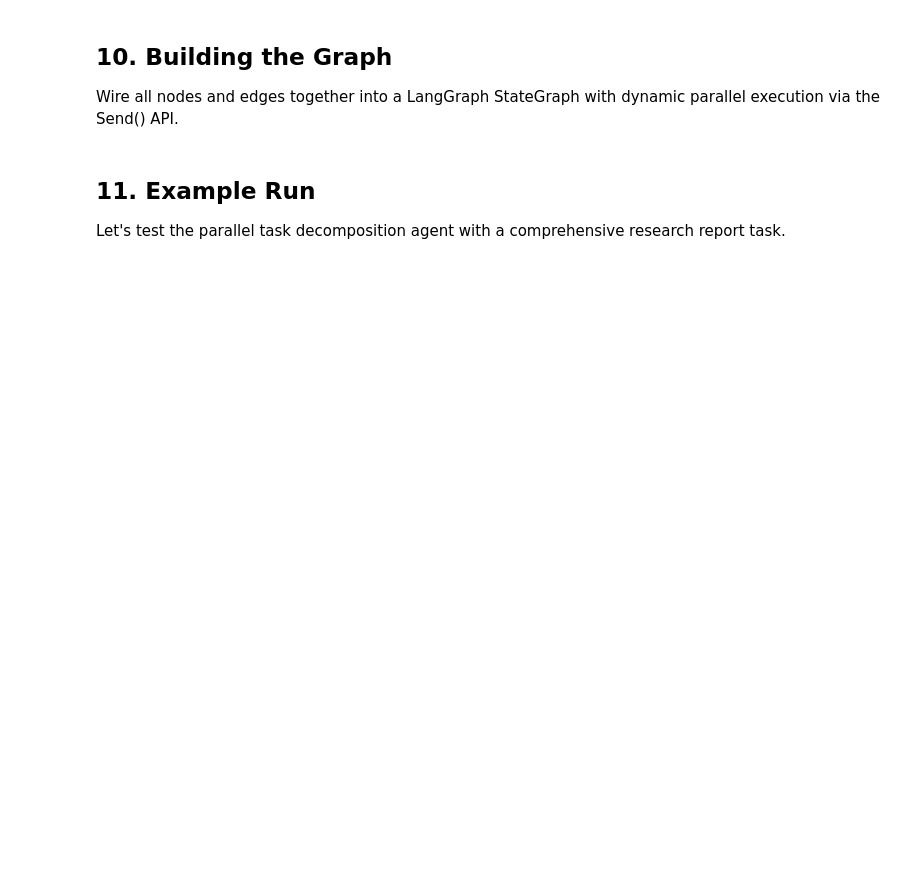
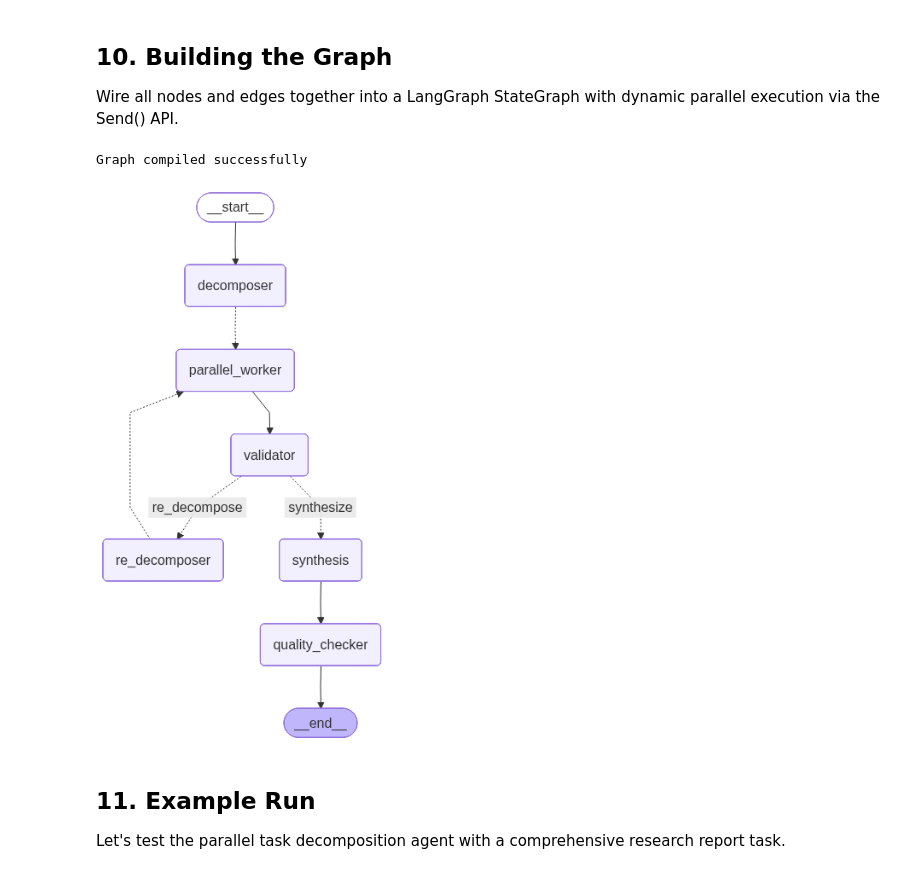
Before and after one commit to NirDiamant/GenAI_Agents, a Jupyter notebook: all_agents_tutorials/task_decomposition_parallel_agent.ipynb, the cells around one changed output. Drawn from its saved outputs; the diff is of its cells as text; code cells hidden in the pictures; blank space fills up the shorter version.

```diff
--- a/all_agents_tutorials/task_decomposition_parallel_agent.ipynb
+++ b/all_agents_tutorials/task_decomposition_parallel_agent.ipynb
@@ -523,3 +546,56 @@ print("Graph compiled successfully")
+# %%
+def build_task_decomposition_graph():
+    graph = StateGraph(TaskDecompositionState)
+
+    graph.add_node("decomposer",      decomposer_agent)
+    graph.add_node("parallel_worker", parallel_worker)
+    graph.add_node("validator",       completeness_validator)
+    graph.add_node("re_decomposer",   re_decomposer_agent)
+    graph.add_node("synthesis",       synthesis_agent)
+    graph.add_node("quality_checker", quality_checker)
+
+    graph.add_edge(START, "decomposer")
+
+    # Decomposer → parallel workers (via Send() API)
+    graph.add_conditional_edges(
+        "decomposer", worker_router, ["parallel_worker"]
+    )
+
+    # All parallel workers → validator
+    graph.add_edge("parallel_worker", "validator")
+
+    # Validator → synthesize or re-decompose
+    graph.add_conditional_edges(
+        "validator", quality_gate,
+        {"synthesize": "synthesis", "re_decompose": "re_decomposer"}
+    )
+
+    # Re-decomposer → back to parallel workers (via Send() API)
+    graph.add_conditional_edges(
+        "re_decomposer", worker_router, ["parallel_worker"]
+    )
+
+    graph.add_edge("synthesis",       "quality_checker")
+    graph.add_edge("quality_checker", END)
+
+    return graph.compile()
+
+app = build_task_decomposition_graph()
+print("Graph compiled successfully")
+
+# ── Visualise ──────────────────────────────────────────────────────────
+try:
+    from IPython.display import Image, display
+    display(Image(app.get_graph().draw_mermaid_png()))
+except Exception:
+    try:
+        print(app.get_graph().draw_ascii())
+    except Exception as e:
+        print(f"Graph visualisation skipped: {e}")
+        print("Tip: pip install grandalf  for ASCII view")
+# %% [output]
+Graph compiled successfully
+[figure, added]
 # %% [markdown]
 ## 11. Example Run
 
```
Also changed, not shown: parts of 19 cells of this notebook.
